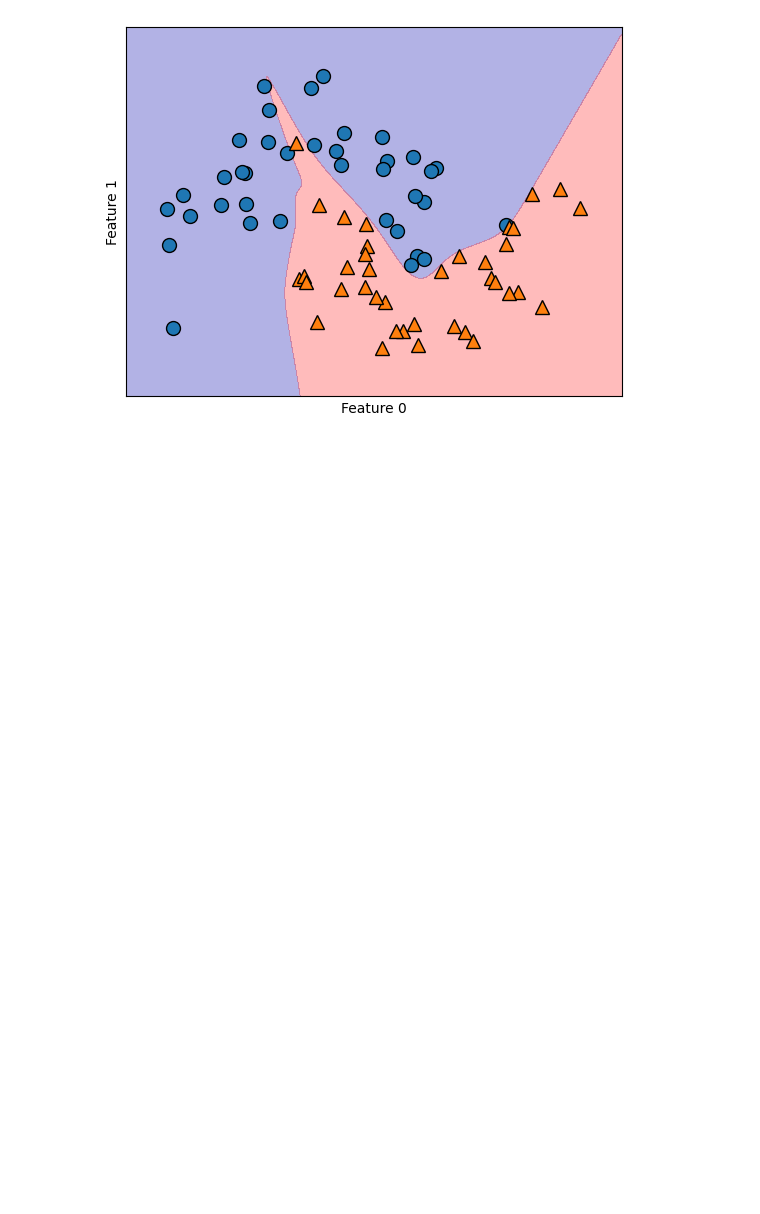
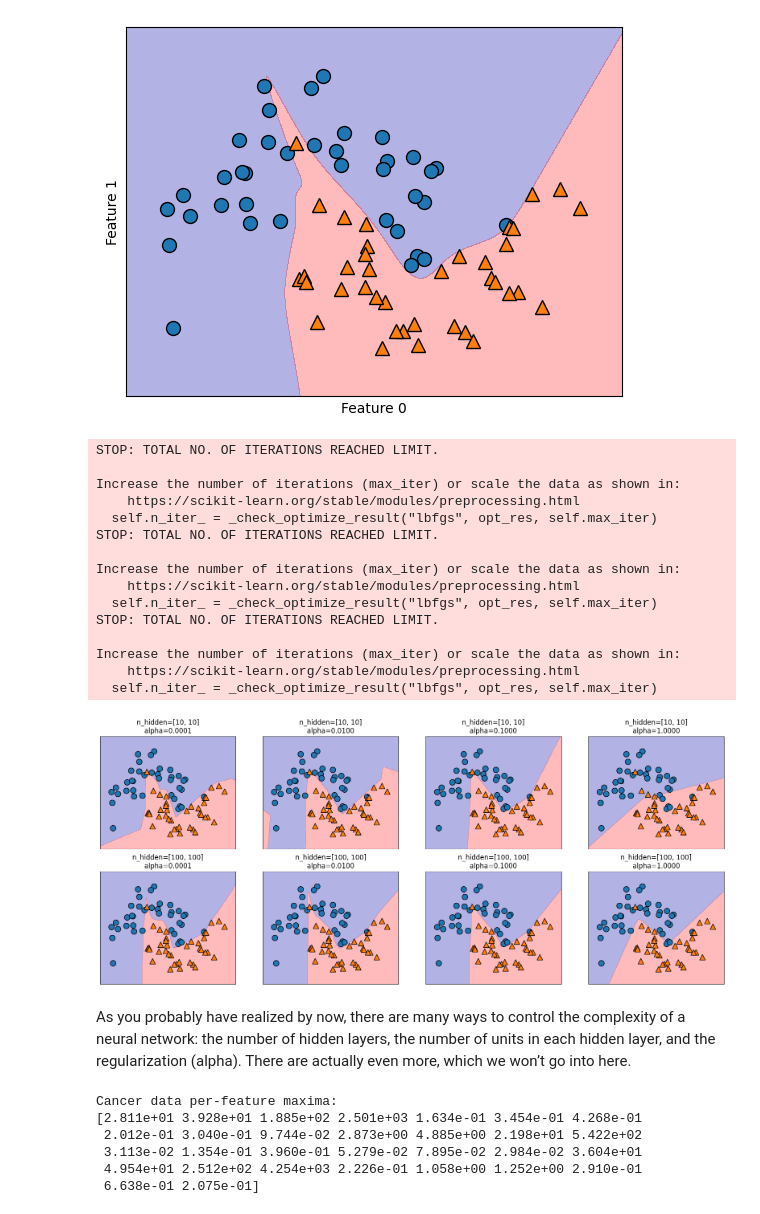
Before and after one commit to thamidu02/ML-With-python, a Jupyter notebook: Supervised Machine Learning Algorithms/Neural Networks (Deep Learning).ipynb, the cells around one changed output. Drawn from its saved outputs; the diff is of its cells as text; code cells hidden in the pictures; blank space fills up the shorter version.

```diff
--- a/Supervised Machine Learning Algorithms/Neural Networks (Deep Learning).ipynb
+++ b/Supervised Machine Learning Algorithms/Neural Networks (Deep Learning).ipynb
@@ -80,3 +80,34 @@ Increase the number of iterations (max_iter) or scale the data as shown in:
   self.n_iter_ = _check_optimize_result("lbfgs", opt_res, self.max_iter)
 Text(0, 0.5, 'Feature 1')
 [figure]
+# %%
+fig, axes = plt.subplots(2, 4, figsize=(20, 8))
+for axx, n_hidden_nodes in zip(axes, [10, 100]):
+    for ax, alpha in zip(axx, [0.0001, 0.01, 0.1, 1]):
+        mlp = MLPClassifier(solver='lbfgs', random_state=0,
+                            hidden_layer_sizes=[n_hidden_nodes, n_hidden_nodes],
+                            alpha=alpha)
+        mlp.fit(X_train, y_train)
+        mglearn.plots.plot_2d_separator(mlp, X_train, fill=True, alpha=.3, ax=ax)
+        mglearn.discrete_scatter(X_train[:, 0], X_train[:, 1], y_train, ax=ax)
+        ax.set_title("n_hidden=[{}, {}]\nalpha={:.4f}".format(
+                      n_hidden_nodes, n_hidden_nodes, alpha))
+# %% [output]
+STOP: TOTAL NO. OF ITERATIONS REACHED LIMIT.
+
+Increase the number of iterations (max_iter) or scale the data as shown in:
+    https://scikit-learn.org/stable/modules/preprocessing.html
+  self.n_iter_ = _check_optimize_result("lbfgs", opt_res, self.max_iter)
+STOP: TOTAL NO. OF ITERATIONS REACHED LIMIT.
+
+Increase the number of iterations (max_iter) or scale the data as shown in:
+    https://scikit-learn.org/stable/modules/preprocessing.html
+  self.n_iter_ = _check_optimize_result("lbfgs", opt_res, self.max_iter)
+STOP: TOTAL NO. OF ITERATIONS REACHED LIMIT.
+
+Increase the number of iterations (max_iter) or scale the data as shown in:
+    https://scikit-learn.org/stable/modules/preprocessing.html
+  self.n_iter_ = _check_optimize_result("lbfgs", opt_res, self.max_iter)
+[figure, added]
+# %% [markdown]
+As you probably have realized by now, there are many ways to control the complexity of a neural network: the number of hidden layers, the number of units in each hidden layer, and the regularization (alpha). There are actually even more, which we won’t go into here.
@@ -82,0 +117,9 @@ Text(0, 0.5, 'Feature 1')
+# %%
+print("Cancer data per-feature maxima:\n{}".format(cancer.data.max(axis=0)))
+# %% [output]
+Cancer data per-feature maxima:
+[2.811e+01 3.928e+01 1.885e+02 2.501e+03 1.634e-01 3.454e-01 4.268e-01
+ 2.012e-01 3.040e-01 9.744e-02 2.873e+00 4.885e+00 2.198e+01 5.422e+02
+ 3.113e-02 1.354e-01 3.960e-01 5.279e-02 7.895e-02 2.984e-02 3.604e+01
+ 4.954e+01 2.512e+02 4.254e+03 2.226e-01 1.058e+00 1.252e+00 2.910e-01
+ 6.638e-01 2.075e-01]
```
Also changed, not shown: parts of 10 cells of this notebook, 1 other file.
